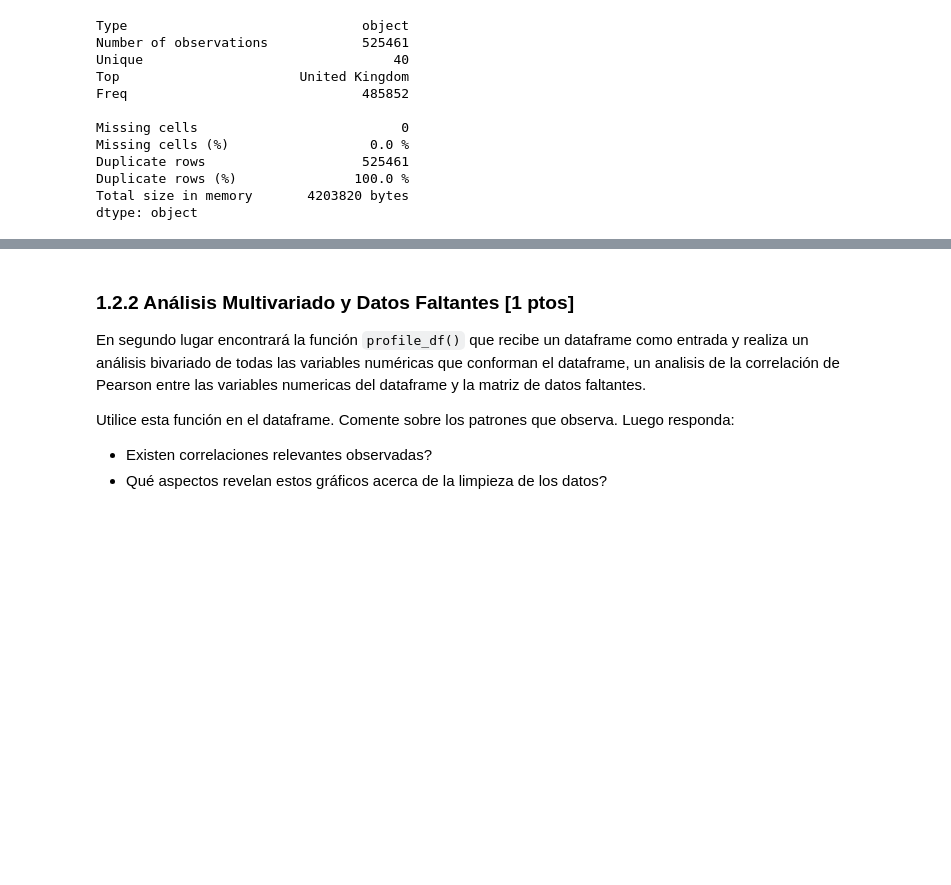
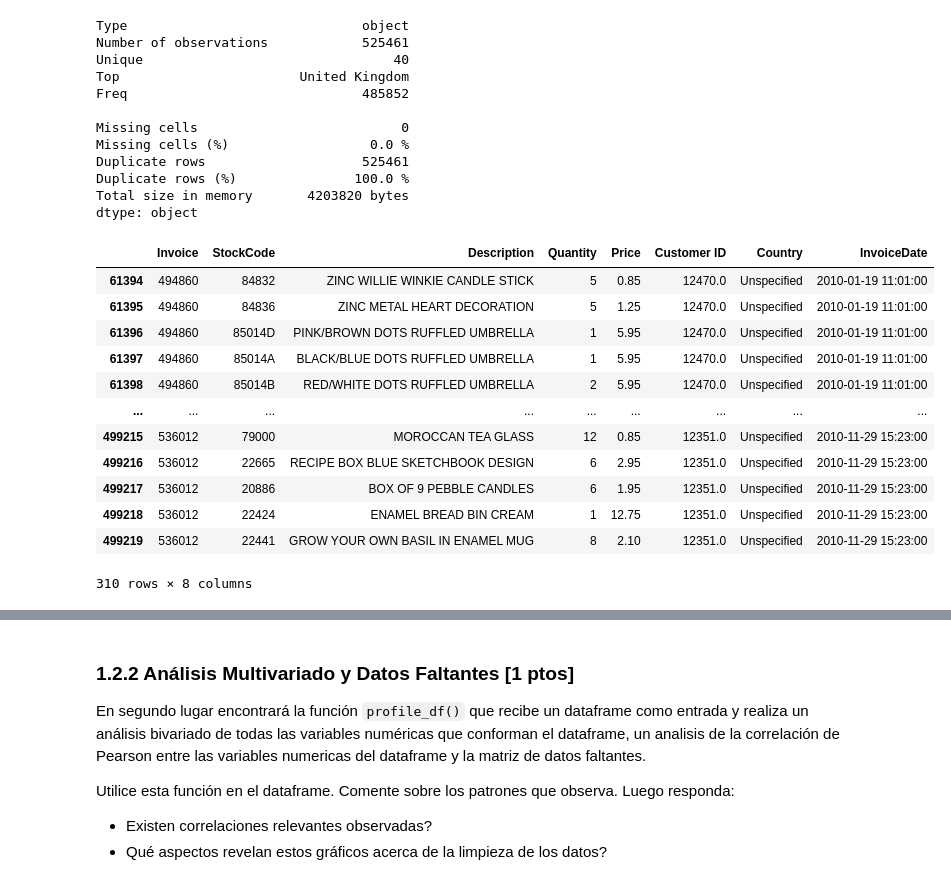
Before and after one commit to Fa11ingDeep/MDS7202, a Jupyter notebook: labs/lab_4/Lab4_Enunciado.ipynb, the cells around one changed output, grey strips where cells are left out. Saved outputs shown, nothing was run; the diff lists cells and outputs as text; code cells hidden in the pictures; blank space fills up the shorter version.

```diff
--- a/labs/lab_4/Lab4_Enunciado.ipynb
+++ b/labs/lab_4/Lab4_Enunciado.ipynb
@@ -402,3 +402,19 @@ Duplicate rows                    525461
 Duplicate rows (%)               100.0 %
 Total size in memory       4203820 bytes
 dtype: object
+# %%
+df_retail[df_retail["Country"] == "Unspecified"]
+# %% [output]
+|  | Invoice | StockCode | Description | Quantity | Price | Customer ID | Country | InvoiceDate |
+| 61394 | 494860 | 84832 | ZINC WILLIE WINKIE CANDLE STICK | 5 | 0.85 | 12470.0 | Unspecified | 2010-01-19 11:01:00 |
+| 61395 | 494860 | 84836 | ZINC METAL HEART DECORATION | 5 | 1.25 | 12470.0 | Unspecified | 2010-01-19 11:01:00 |
+| 61396 | 494860 | 85014D | PINK/BROWN DOTS RUFFLED UMBRELLA | 1 | 5.95 | 12470.0 | Unspecified | 2010-01-19 11:01:00 |
+| 61397 | 494860 | 85014A | BLACK/BLUE DOTS RUFFLED UMBRELLA | 1 | 5.95 | 12470.0 | Unspecified | 2010-01-19 11:01:00 |
+| 61398 | 494860 | 85014B | RED/WHITE DOTS RUFFLED UMBRELLA | 2 | 5.95 | 12470.0 | Unspecified | 2010-01-19 11:01:00 |
+| ... | ... | ... | ... | ... | ... | ... | ... | ... |
+| 499215 | 536012 | 79000 | MOROCCAN TEA GLASS | 12 | 0.85 | 12351.0 | Unspecified | 2010-11-29 15:23:00 |
+| 499216 | 536012 | 22665 | RECIPE BOX BLUE SKETCHBOOK DESIGN | 6 | 2.95 | 12351.0 | Unspecified | 2010-11-29 15:23:00 |
+| 499217 | 536012 | 20886 | BOX OF 9 PEBBLE CANDLES | 6 | 1.95 | 12351.0 | Unspecified | 2010-11-29 15:23:00 |
+| 499218 | 536012 | 22424 | ENAMEL BREAD BIN CREAM | 1 | 12.75 | 12351.0 | Unspecified | 2010-11-29 15:23:00 |
+| 499219 | 536012 | 22441 | GROW YOUR OWN BASIL IN ENAMEL MUG | 8 | 2.10 | 12351.0 | Unspecified | 2010-11-29 15:23:00 |
+310 rows × 8 columns
```
Also changed, not shown: parts of 11 cells of this notebook, 1 other file.
